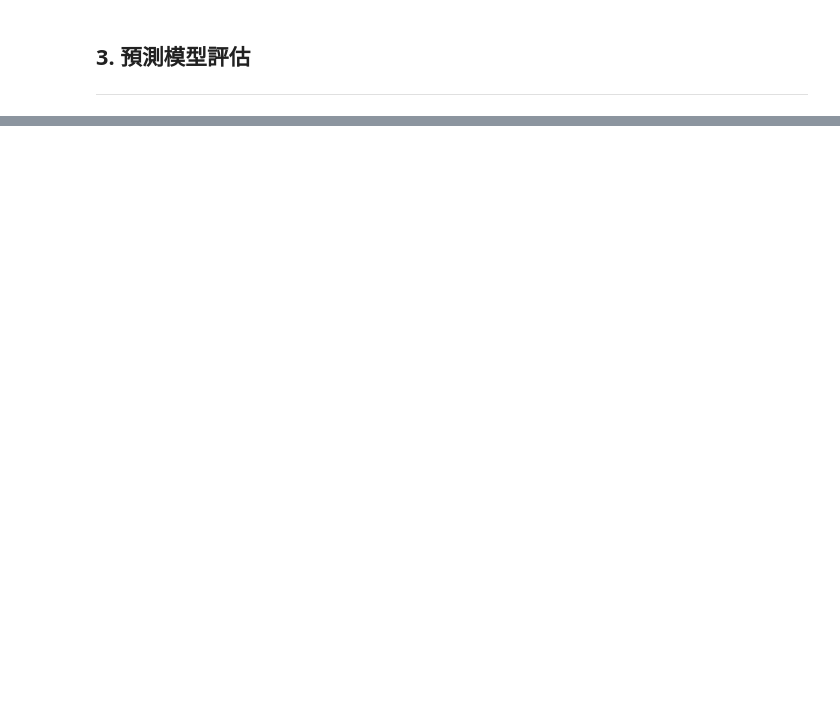
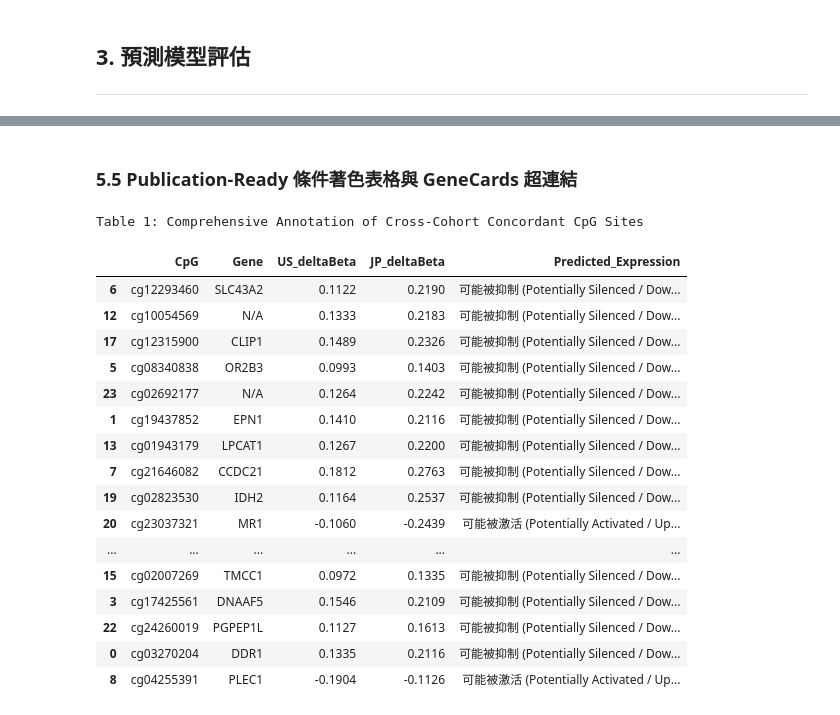
Before and after one commit to black94idd/DNA_methylation, a Jupyter notebook: american&japan_mkd.ipynb, the cells around one changed output, grey strips where cells are left out. Cells and saved outputs as stored; diff of their text form; code cells hidden in the pictures; blank space fills up the shorter version.

```diff
--- a/american&japan_mkd.ipynb
+++ b/american&japan_mkd.ipynb
@@ -215,0 +613,49 @@ PLEC1
+# %% [markdown]
+### 5.5 Publication-Ready 條件著色表格與 GeneCards 超連結
+# %%
+from IPython.display import HTML
+
+def make_clickable(gene_name):
+    if pd.isna(gene_name) or str(gene_name) == 'nan':
+        return 'N/A'
+    # 處理多個基因的情況，只取第一個產生網址
+    pure_gene = str(gene_name).split(';')[0].strip()
+    url = f"https://www.genecards.org/cgi-bin/carddisp.pl?gene={pure_gene}"
+    return f'<a href="{url}" target="_blank">{gene_name}</a>'
+
+# 建立用於展示的 DataFrame 副本
+display_df = summary[['CpG', 'Gene', 'US_deltaBeta', 'JP_deltaBeta', 'Predicted_Expression']].copy()
+
+# 將基因名稱轉換為超連結
+display_df['Gene'] = display_df['Gene'].apply(make_clickable)
+
+# 套用顏色漸層樣式 (數值越大越紅，越小越藍)
+styled_table = (
+    display_df.style
+    .background_gradient(cmap='bwr', subset=['US_deltaBeta', 'JP_deltaBeta'], vmin=-0.3, vmax=0.3)
+    .format({'US_deltaBeta': '{:.4f}', 'JP_deltaBeta': '{:.4f}'})
+    .set_caption("Table 1: Comprehensive Annotation of Cross-Cohort Concordant CpG Sites")
+    .set_properties(**{'text-align': 'center', 'border': '1px solid black'})
+)
+
+# 在 Notebook 中動態渲染這張精美表格
+HTML(styled_table.to_html(escape=False))
+# %% [output]
+Table 1: Comprehensive Annotation of Cross-Cohort Concordant CpG Sites
+|  | CpG | Gene | US_deltaBeta | JP_deltaBeta | Predicted_Expression |
+| 6 | cg12293460 | SLC43A2 | 0.1122 | 0.2190 | 可能被抑制 (Potentially Silenced / Dow... |
+| 12 | cg10054569 | N/A | 0.1333 | 0.2183 | 可能被抑制 (Potentially Silenced / Dow... |
+| 17 | cg12315900 | CLIP1 | 0.1489 | 0.2326 | 可能被抑制 (Potentially Silenced / Dow... |
+| 5 | cg08340838 | OR2B3 | 0.0993 | 0.1403 | 可能被抑制 (Potentially Silenced / Dow... |
+| 23 | cg02692177 | N/A | 0.1264 | 0.2242 | 可能被抑制 (Potentially Silenced / Dow... |
+| 1 | cg19437852 | EPN1 | 0.1410 | 0.2116 | 可能被抑制 (Potentially Silenced / Dow... |
+| 13 | cg01943179 | LPCAT1 | 0.1267 | 0.2200 | 可能被抑制 (Potentially Silenced / Dow... |
+| 7 | cg21646082 | CCDC21 | 0.1812 | 0.2763 | 可能被抑制 (Potentially Silenced / Dow... |
+| 19 | cg02823530 | IDH2 | 0.1164 | 0.2537 | 可能被抑制 (Potentially Silenced / Dow... |
+| 20 | cg23037321 | MR1 | -0.1060 | -0.2439 | 可能被激活 (Potentially Activated / Up... |
+| ... | ... | ... | ... | ... | ... |
+| 15 | cg02007269 | TMCC1 | 0.0972 | 0.1335 | 可能被抑制 (Potentially Silenced / Dow... |
+| 3 | cg17425561 | DNAAF5 | 0.1546 | 0.2109 | 可能被抑制 (Potentially Silenced / Dow... |
+| 22 | cg24260019 | PGPEP1L | 0.1127 | 0.1613 | 可能被抑制 (Potentially Silenced / Dow... |
+| 0 | cg03270204 | DDR1 | 0.1335 | 0.2116 | 可能被抑制 (Potentially Silenced / Dow... |
+| 8 | cg04255391 | PLEC1 | -0.1904 | -0.1126 | 可能被激活 (Potentially Activated / Up... |
```
Also changed, not shown: parts of 25 cells of this notebook, 17 other files.
